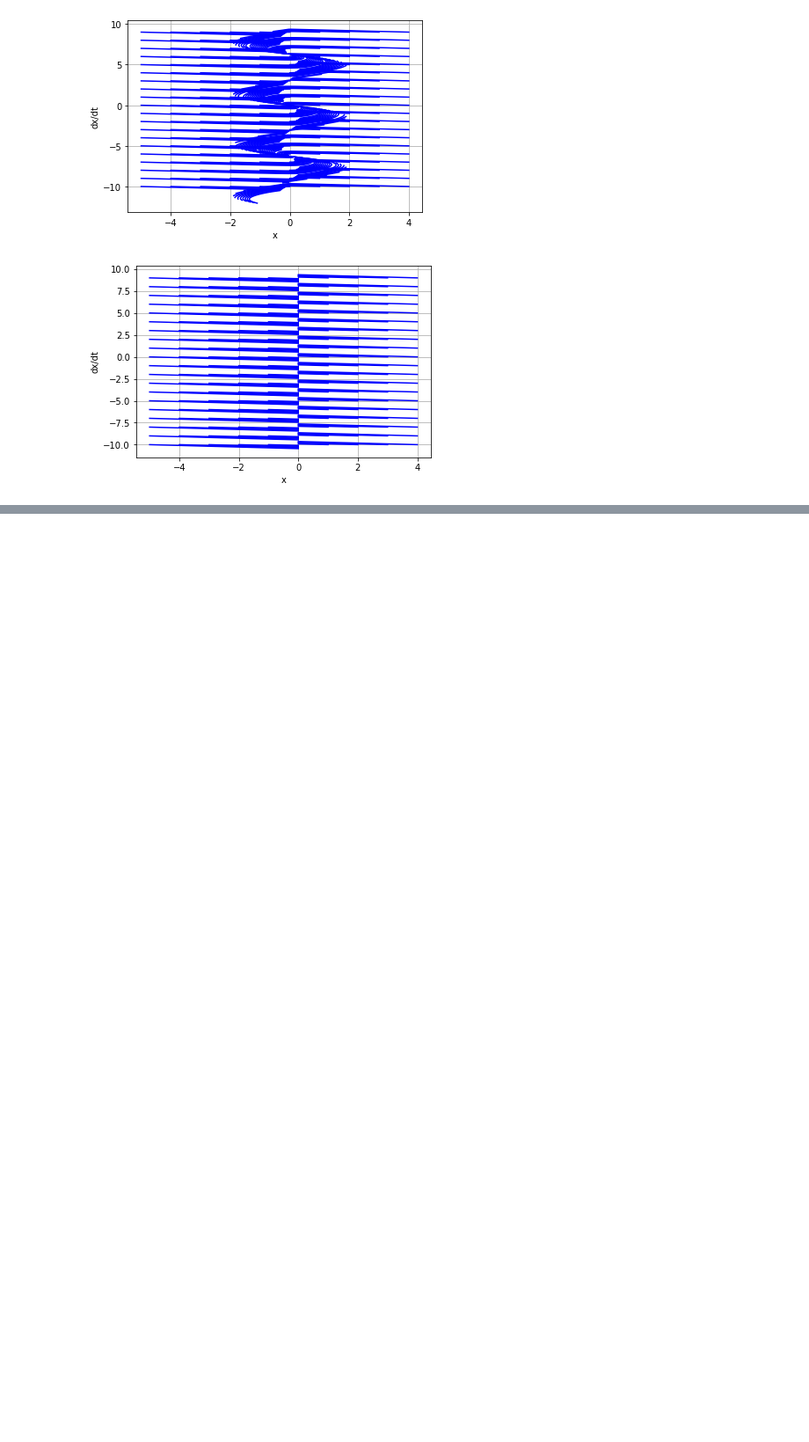
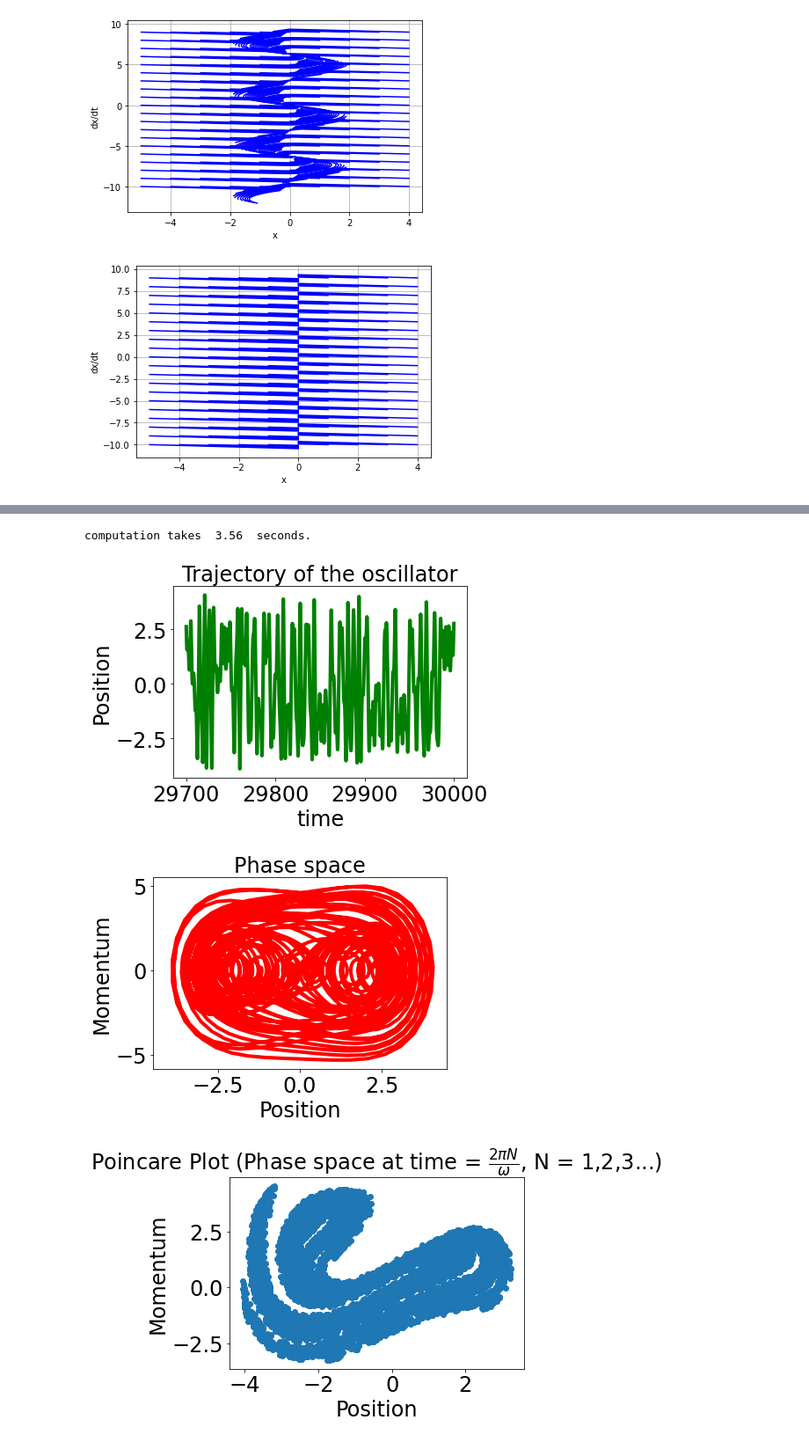
Before and after one commit to KartnDev/MathWorks, a Jupyter notebook: SciPyProjects/PhasePortrait/OdePhasePortraitPlotter.ipynb, the cells around one changed output, grey strips where cells are left out. Shown: that part at 88% size. Drawn from its saved outputs; the diff is of its cells as text; code cells hidden in the pictures; blank space fills up the shorter version.

```diff
--- a/SciPyProjects/PhasePortrait/OdePhasePortraitPlotter.ipynb
+++ b/SciPyProjects/PhasePortrait/OdePhasePortraitPlotter.ipynb
@@ -93,0 +200,7 @@ v_render_phase_portrait(lambda vector_y, t_time, b, c:
+# %%
+duffing_graphing()
+# %% [output]
+computation takes  3.56  seconds.
+[figure, added]
+[figure, added]
+[figure, added]
```
Also changed, not shown: parts of 10 cells of this notebook.
